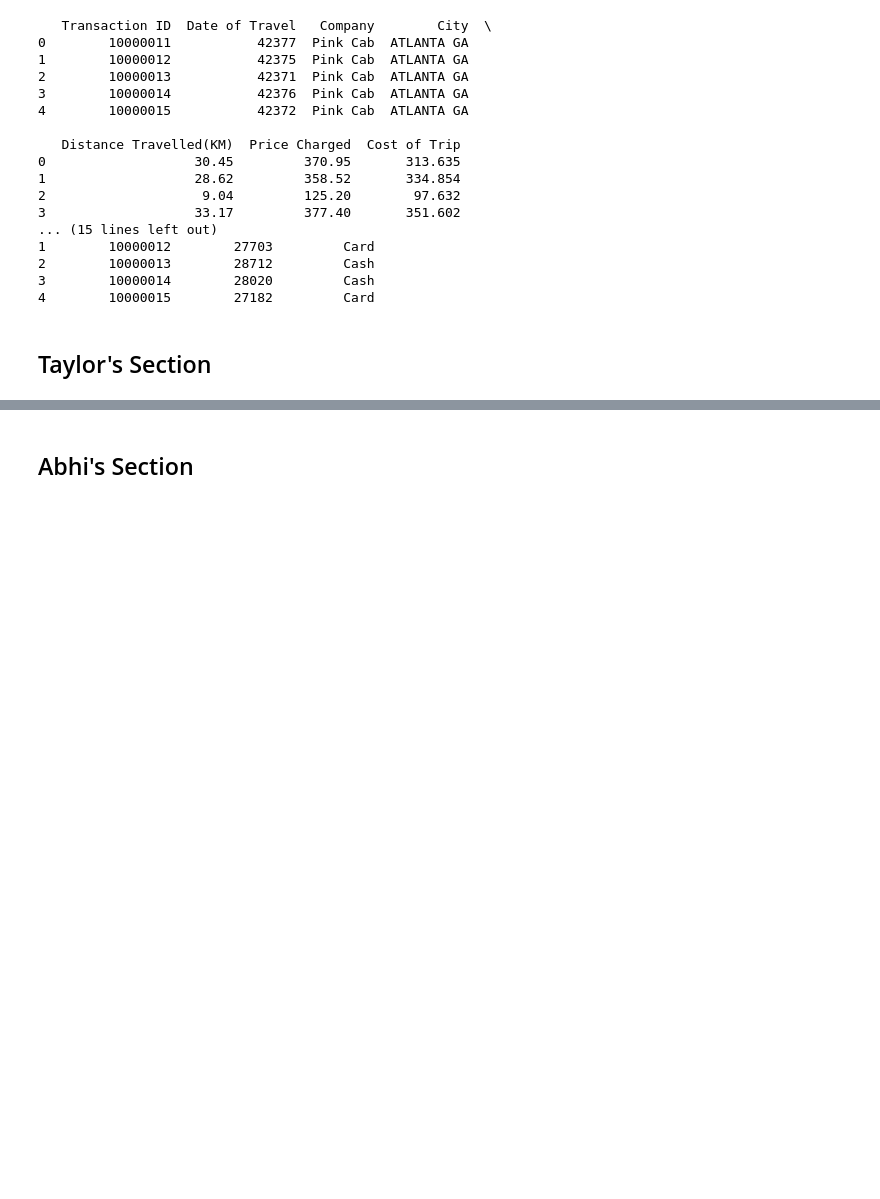
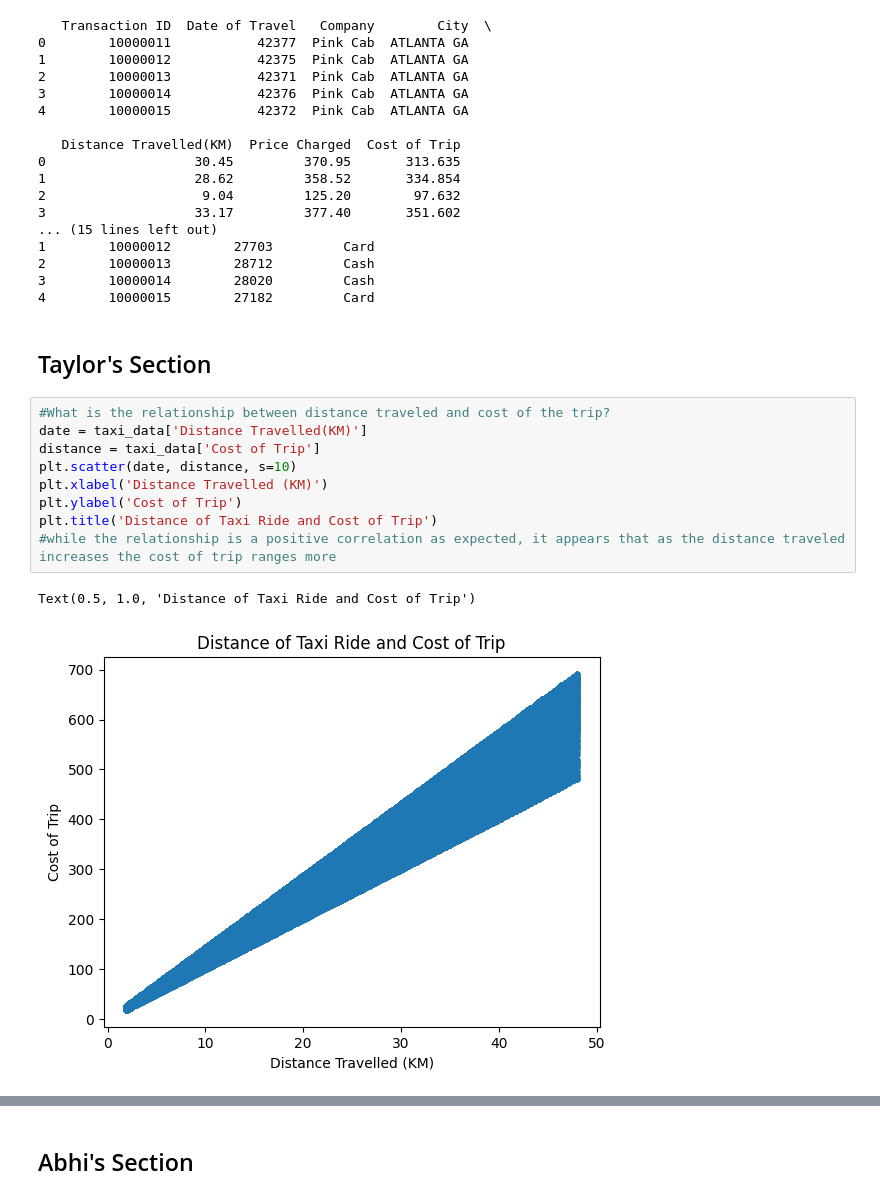
Before and after one commit to Abhig2002/DAT-301---Project-2, a Jupyter notebook: DAT301_Project2.ipynb, the cells around one changed output, grey strips where cells are left out. Drawn from its saved outputs; the diff is of its cells as text; blank space fills up the shorter version.

```diff
--- a/DAT301_Project2.ipynb
+++ b/DAT301_Project2.ipynb
@@ -48,3 +49,15 @@ print(transaction_data.head())
 4        10000015        27182         Card
 # %% [markdown]
 ## Taylor's Section
+# %%
+#What is the relationship between distance traveled and cost of the trip?
+date = taxi_data['Distance Travelled(KM)']
+distance = taxi_data['Cost of Trip']
+plt.scatter(date, distance, s=10)
+plt.xlabel('Distance Travelled (KM)')
+plt.ylabel('Cost of Trip')
+plt.title('Distance of Taxi Ride and Cost of Trip')
+#while the relationship is a positive correlation as expected, it appears that as the distance traveled increases the cost of trip ranges more
+# %% [output]
+Text(0.5, 1.0, 'Distance of Taxi Ride and Cost of Trip')
+[figure, added]
```
Also changed, not shown: parts of 3 cells of this notebook.
